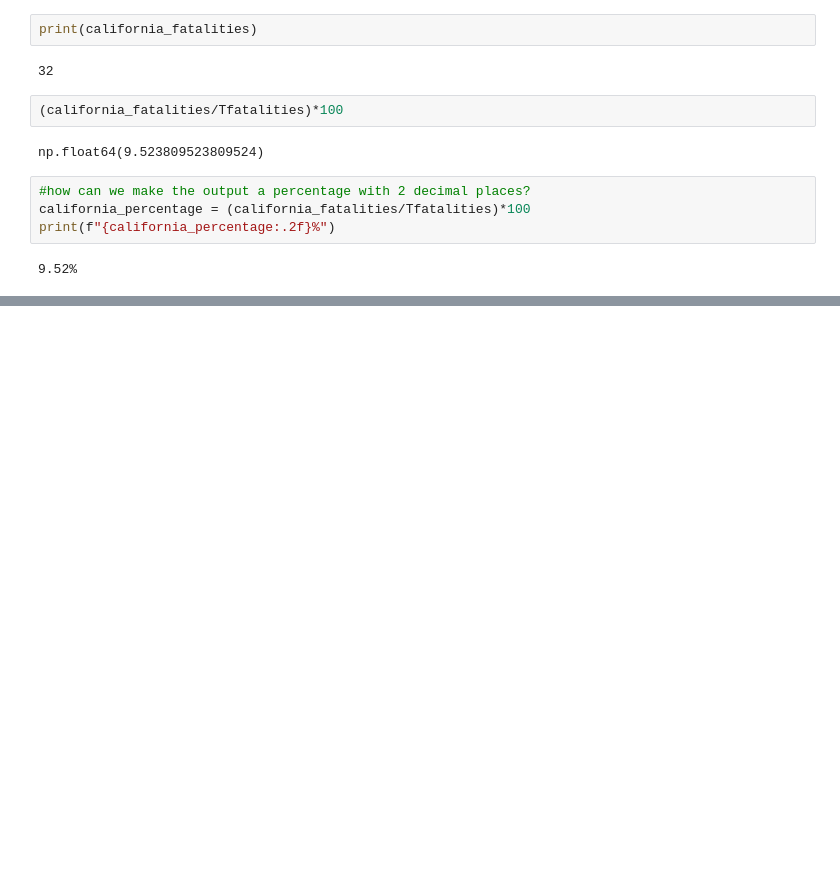
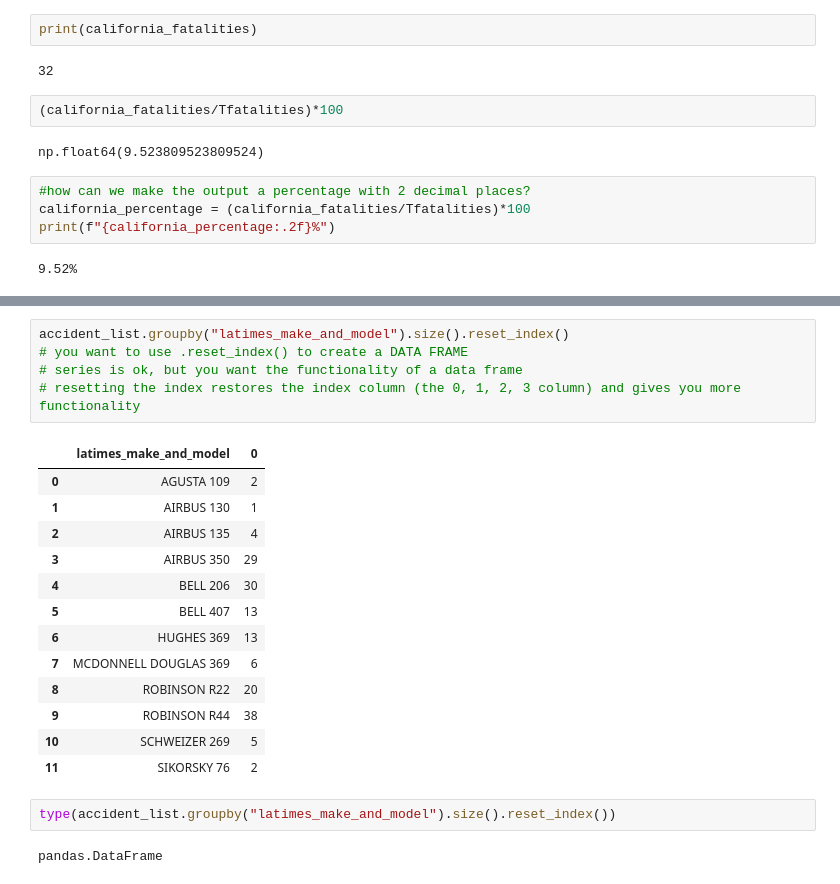
Before and after one commit to katbeard/first-python-notebook, a Jupyter notebook: first_python_nb.ipynb, the cells around one changed output, grey strips where cells are left out. Saved outputs shown, nothing was run; the diff lists cells and outputs as text; blank space fills up the shorter version.

```diff
--- a/first_python_nb.ipynb
+++ b/first_python_nb.ipynb
@@ -562,0 +628,23 @@ print(f"{california_percentage:.2f}%")
+# %%
+accident_list.groupby("latimes_make_and_model").size().reset_index()
+# you want to use .reset_index() to create a DATA FRAME
+# series is ok, but you want the functionality of a data frame
+# resetting the index restores the index column (the 0, 1, 2, 3 column) and gives you more functionality
+# %% [output]
+|  | latimes_make_and_model | 0 |
+| 0 | AGUSTA 109 | 2 |
+| 1 | AIRBUS 130 | 1 |
+| 2 | AIRBUS 135 | 4 |
+| 3 | AIRBUS 350 | 29 |
+| 4 | BELL 206 | 30 |
+| 5 | BELL 407 | 13 |
+| 6 | HUGHES 369 | 13 |
+| 7 | MCDONNELL DOUGLAS 369 | 6 |
+| 8 | ROBINSON R22 | 20 |
+| 9 | ROBINSON R44 | 38 |
+| 10 | SCHWEIZER 269 | 5 |
+| 11 | SIKORSKY 76 | 2 |
+# %%
+type(accident_list.groupby("latimes_make_and_model").size().reset_index())
+# %% [output]
+pandas.DataFrame
```
Also changed, not shown: parts of 46 cells of this notebook.
